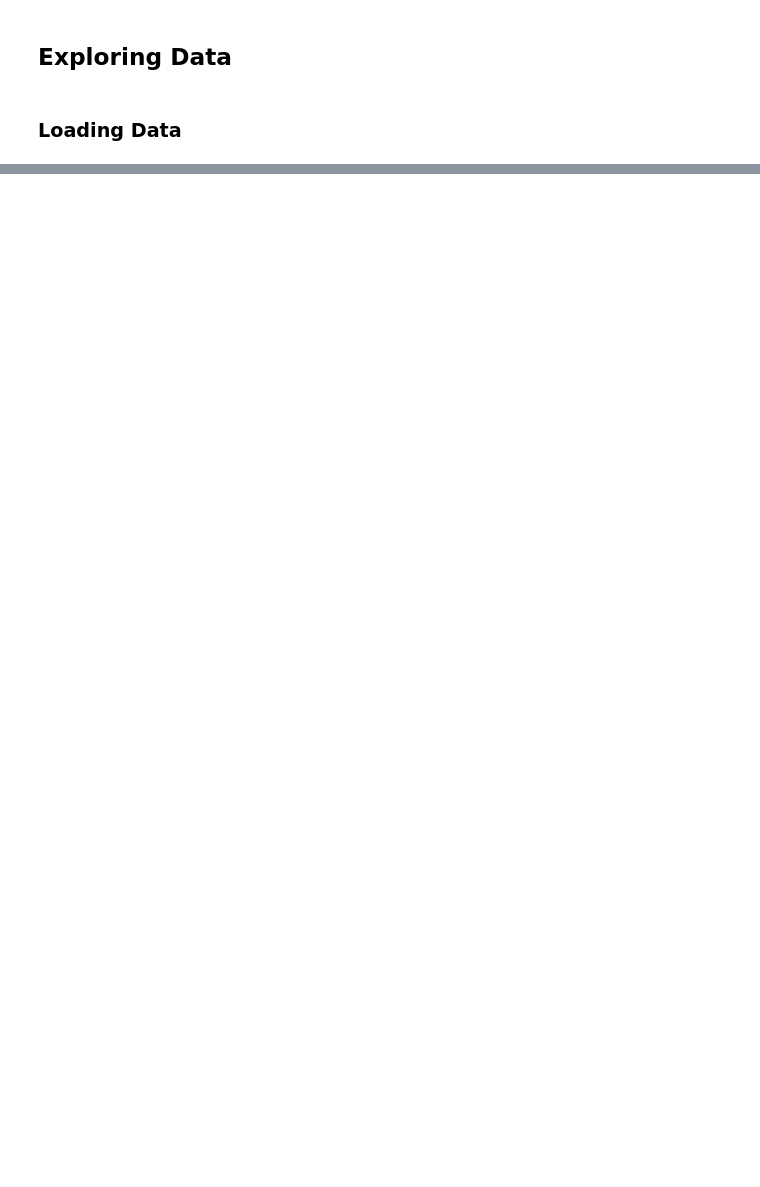
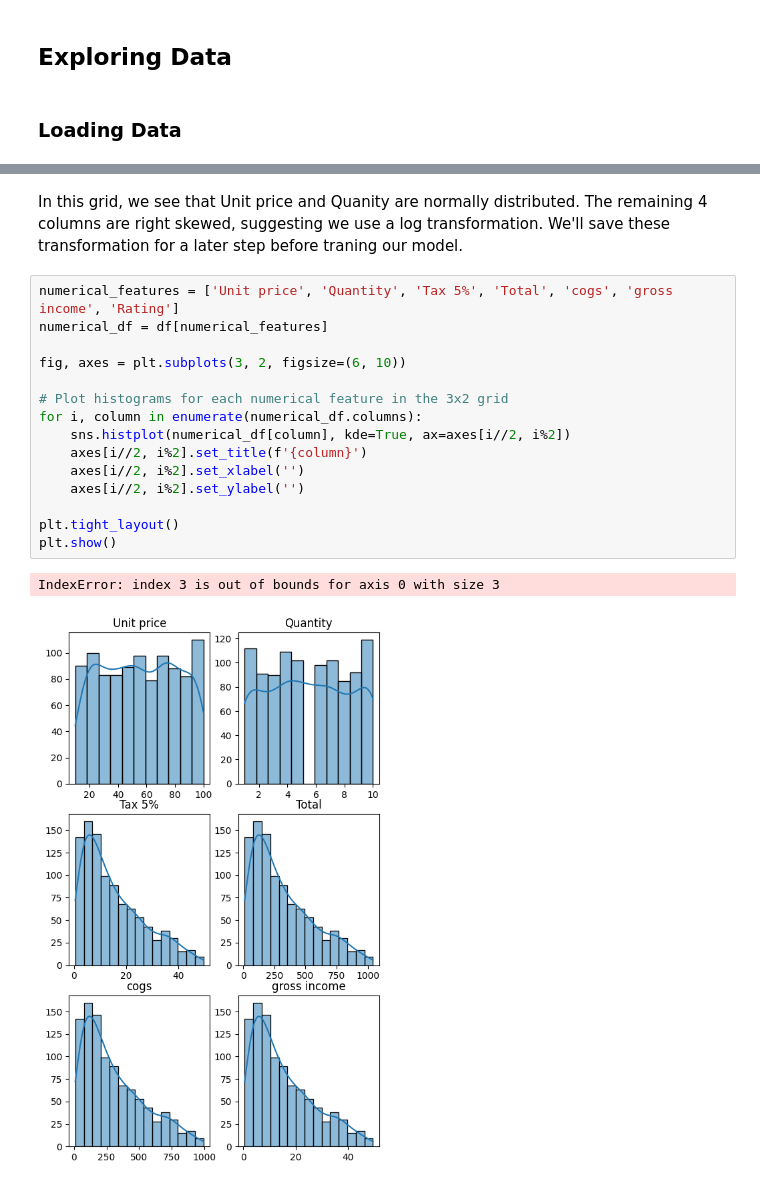
Before and after one commit to owenHochwald/Dynamic_Supermarket_Pricing, a Jupyter notebook: src/main.ipynb, the cells around one changed output, grey strips where cells are left out. Cells and saved outputs as stored; diff of their text form; blank space fills up the shorter version.

```diff
--- a/src/main.ipynb
+++ b/src/main.ipynb
@@ -41,0 +109,22 @@ df.head()
+# %% [markdown]
+In this grid, we see that Unit price and Quanity are normally distributed.
+The remaining 4 columns are right skewed, suggesting we use a log transformation.
+We'll save these transformation for a later step before traning our model.
+# %%
+numerical_features = ['Unit price', 'Quantity', 'Tax 5%', 'Total', 'cogs', 'gross income', 'Rating']
+numerical_df = df[numerical_features]
+
+fig, axes = plt.subplots(3, 2, figsize=(6, 10))
+
+# Plot histograms for each numerical feature in the 3x2 grid
+for i, column in enumerate(numerical_df.columns):
+    sns.histplot(numerical_df[column], kde=True, ax=axes[i//2, i%2])
+    axes[i//2, i%2].set_title(f'{column}')
+    axes[i//2, i%2].set_xlabel('')
+    axes[i//2, i%2].set_ylabel('')
+
+plt.tight_layout()
+plt.show()
+# %% [output]
+IndexError: index 3 is out of bounds for axis 0 with size 3
+[figure, added]
```
Also changed, not shown: parts of 41 cells of this notebook.
